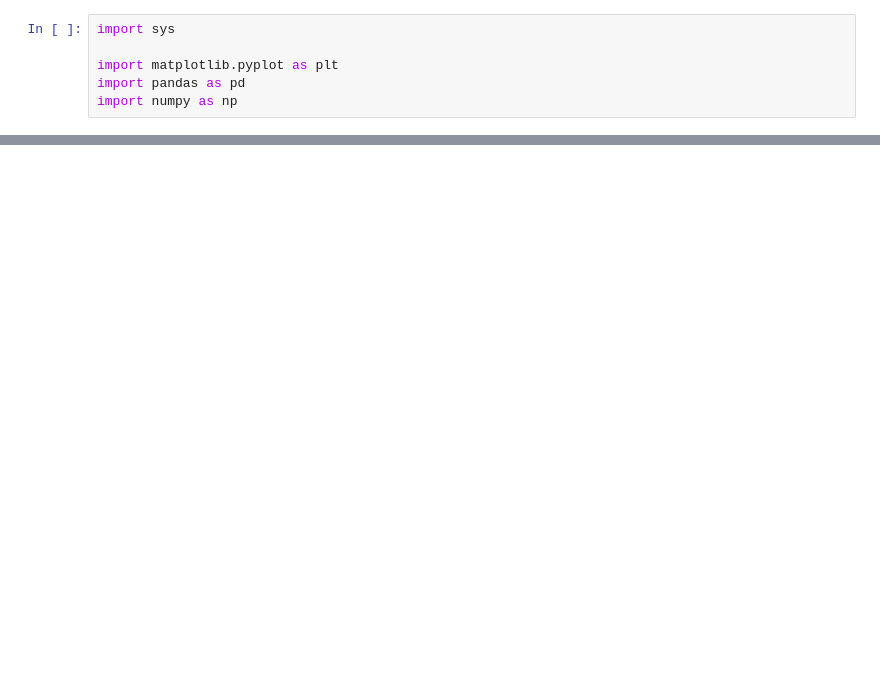
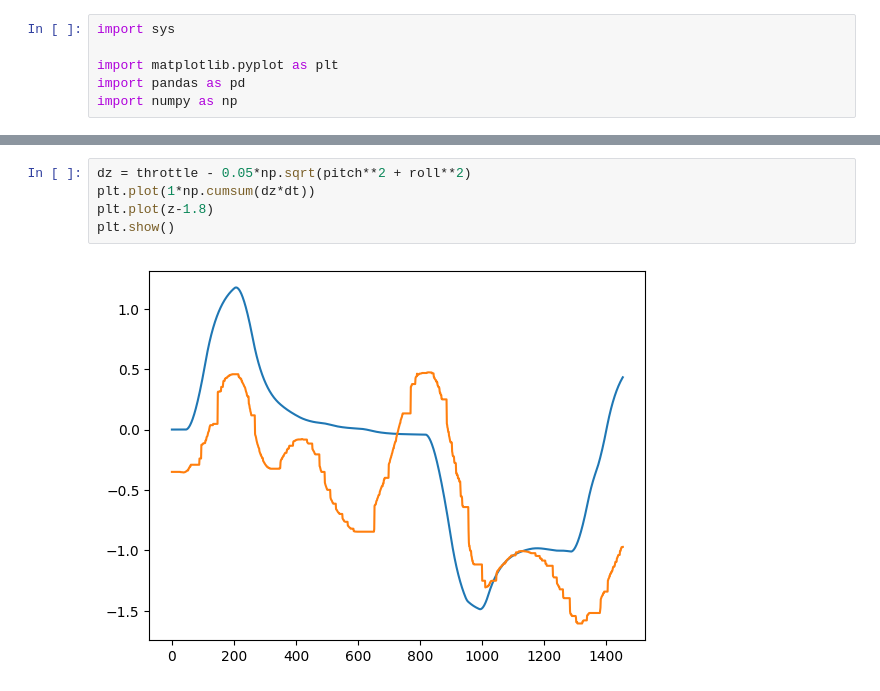
Before and after one commit to svrc-jan/master-thesis, a Jupyter notebook: tools/plot_traject.ipynb, the cells around one changed output, grey strips where cells are left out. Cells and saved outputs as stored; diff of their text form; blank space fills up the shorter version.

```diff
--- a/tools/plot_traject.ipynb
+++ b/tools/plot_traject.ipynb
@@ -57,0 +55,7 @@ plt.plot(df['pitch']*np.cos(df['a'] + np.pi) - df['roll']*np.sin(df['a'] + np.pi
+# %%
+dz = throttle - 0.05*np.sqrt(pitch**2 + roll**2)
+plt.plot(1*np.cumsum(dz*dt))
+plt.plot(z-1.8)
+plt.show()
+# %% [output]
+[figure, added]
```
Also changed, not shown: parts of 10 cells of this notebook, 21 other files.
